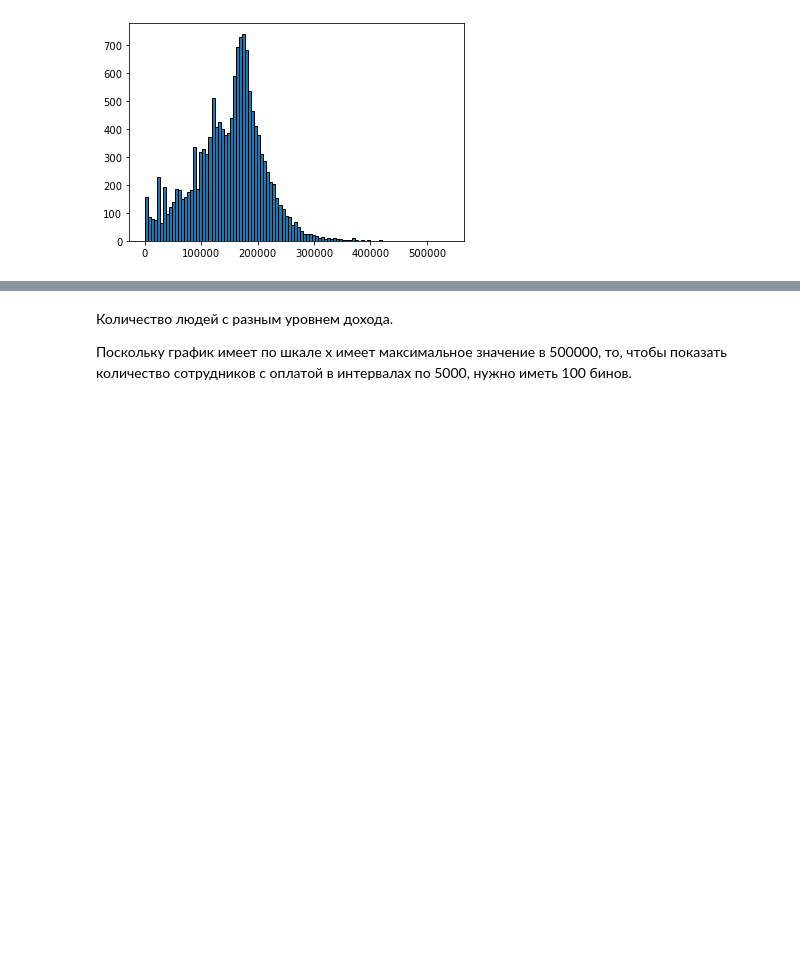
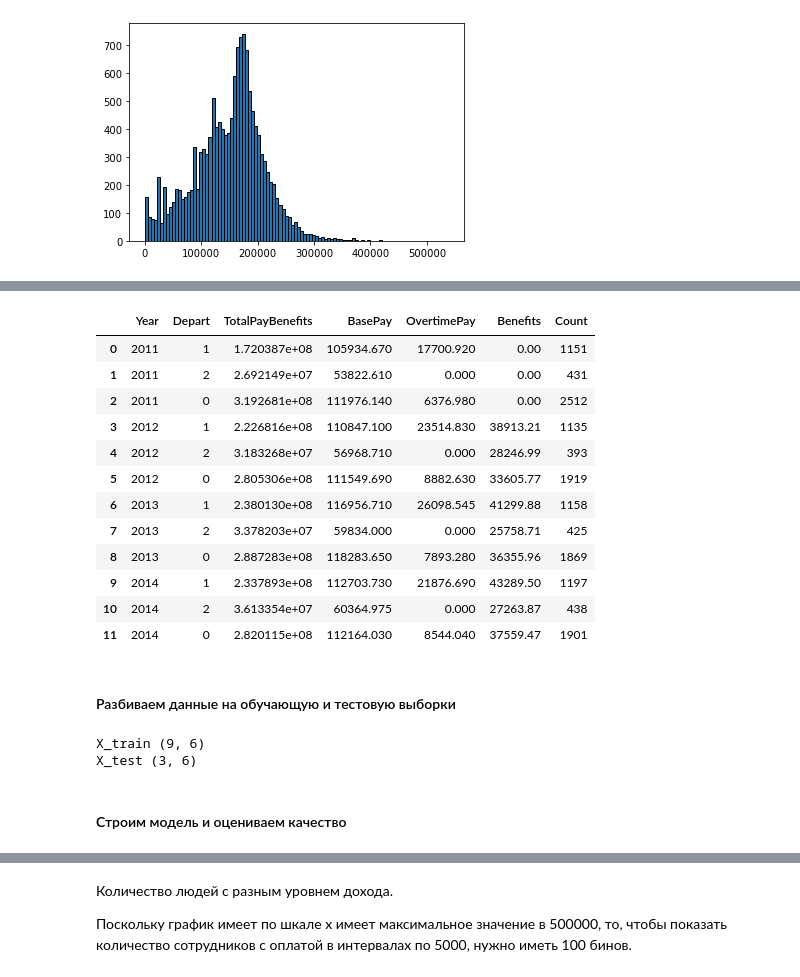
Before and after one commit to PhilippRemizov/My_final_project, a Jupyter notebook: Salaries in San Francisco.ipynb, the cells around one changed output, grey strips where cells are left out. Saved outputs shown, nothing was run; the diff lists cells and outputs as text; code cells hidden in the pictures; blank space fills up the shorter version.

```diff
--- a/Salaries in San Francisco.ipynb
+++ b/Salaries in San Francisco.ipynb
@@ -480,0 +543,20 @@ plt.show()
+# %%
+Total_Base_Over_Ben_Cnt.loc[Total_Base_Over_Ben_Cnt.Depart=='Police','Depart'] = 0
+Total_Base_Over_Ben_Cnt.loc[Total_Base_Over_Ben_Cnt.Depart=='Fire','Depart'] = 1
+Total_Base_Over_Ben_Cnt.loc[Total_Base_Over_Ben_Cnt.Depart=='Medicine','Depart'] = 2
+# %%
+Total_Base_Over_Ben_Cnt
+# %% [output]
+|  | Year | Depart | TotalPayBenefits | BasePay | OvertimePay | Benefits | Count |
+| 0 | 2011 | 1 | 1.720387e+08 | 105934.670 | 17700.920 | 0.00 | 1151 |
+| 1 | 2011 | 2 | 2.692149e+07 | 53822.610 | 0.000 | 0.00 | 431 |
+| 2 | 2011 | 0 | 3.192681e+08 | 111976.140 | 6376.980 | 0.00 | 2512 |
+| 3 | 2012 | 1 | 2.226816e+08 | 110847.100 | 23514.830 | 38913.21 | 1135 |
+| 4 | 2012 | 2 | 3.183268e+07 | 56968.710 | 0.000 | 28246.99 | 393 |
+| 5 | 2012 | 0 | 2.805306e+08 | 111549.690 | 8882.630 | 33605.77 | 1919 |
+| 6 | 2013 | 1 | 2.380130e+08 | 116956.710 | 26098.545 | 41299.88 | 1158 |
+| 7 | 2013 | 2 | 3.378203e+07 | 59834.000 | 0.000 | 25758.71 | 425 |
+| 8 | 2013 | 0 | 2.887283e+08 | 118283.650 | 7893.280 | 36355.96 | 1869 |
+| 9 | 2014 | 1 | 2.337893e+08 | 112703.730 | 21876.690 | 43289.50 | 1197 |
+| 10 | 2014 | 2 | 3.613354e+07 | 60364.975 | 0.000 | 27263.87 | 438 |
+| 11 | 2014 | 0 | 2.820115e+08 | 112164.030 | 8544.040 | 37559.47 | 1901 |
@@ -480,0 +566,11 @@ plt.show()
+# %% [markdown]
+#### Разбиваем данные на обучающую и тестовую выборки
+# %%
+X_train,X_test,y_train, y_test = train_test_split(features,target, shuffle=False, test_size=0.25)
+print('X_train',X_train.shape)
+print('X_test',X_test.shape)
+# %% [output]
+X_train (9, 6)
+X_test (3, 6)
+# %% [markdown]
+#### Строим модель и оцениваем качество
```
Also changed, not shown: parts of 24 cells of this notebook.
